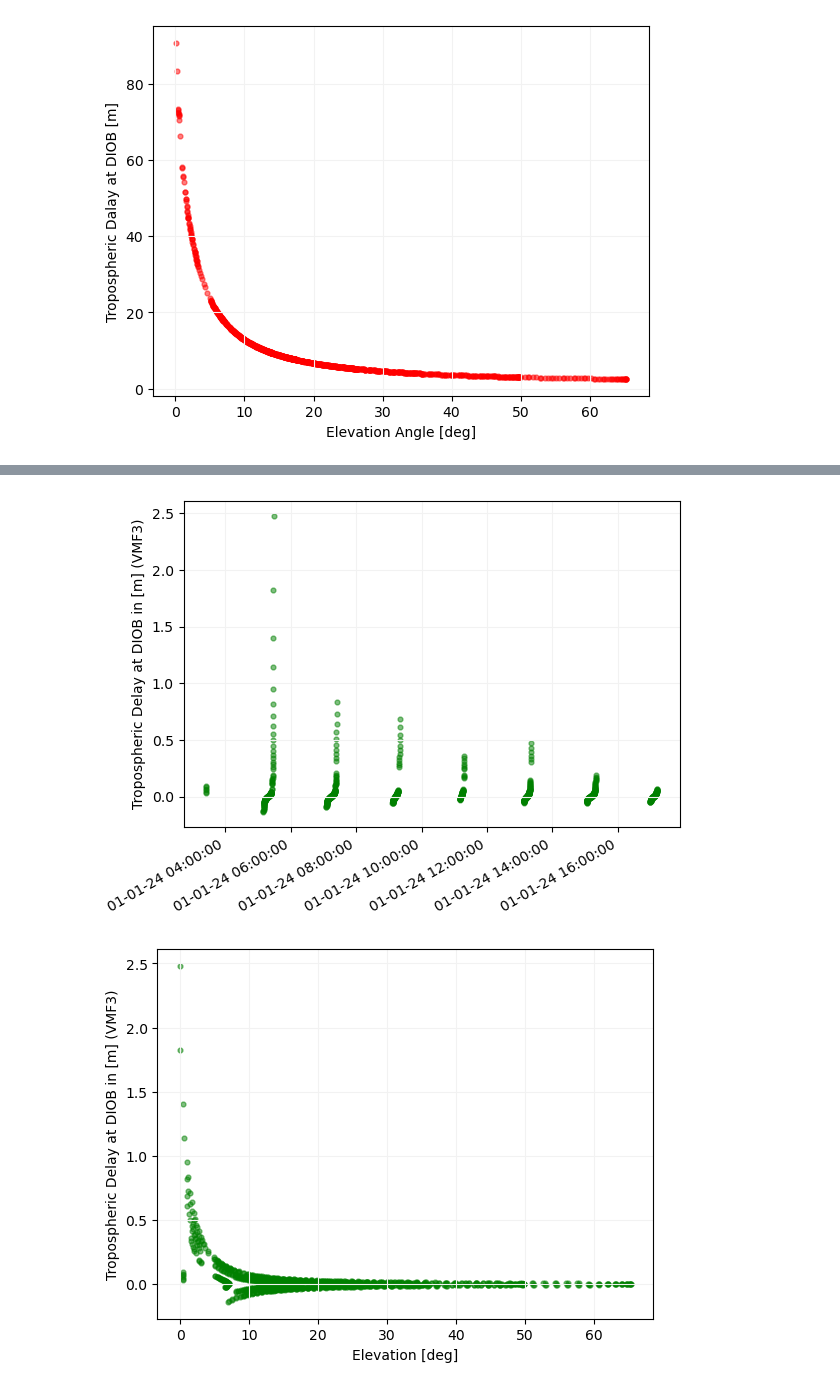
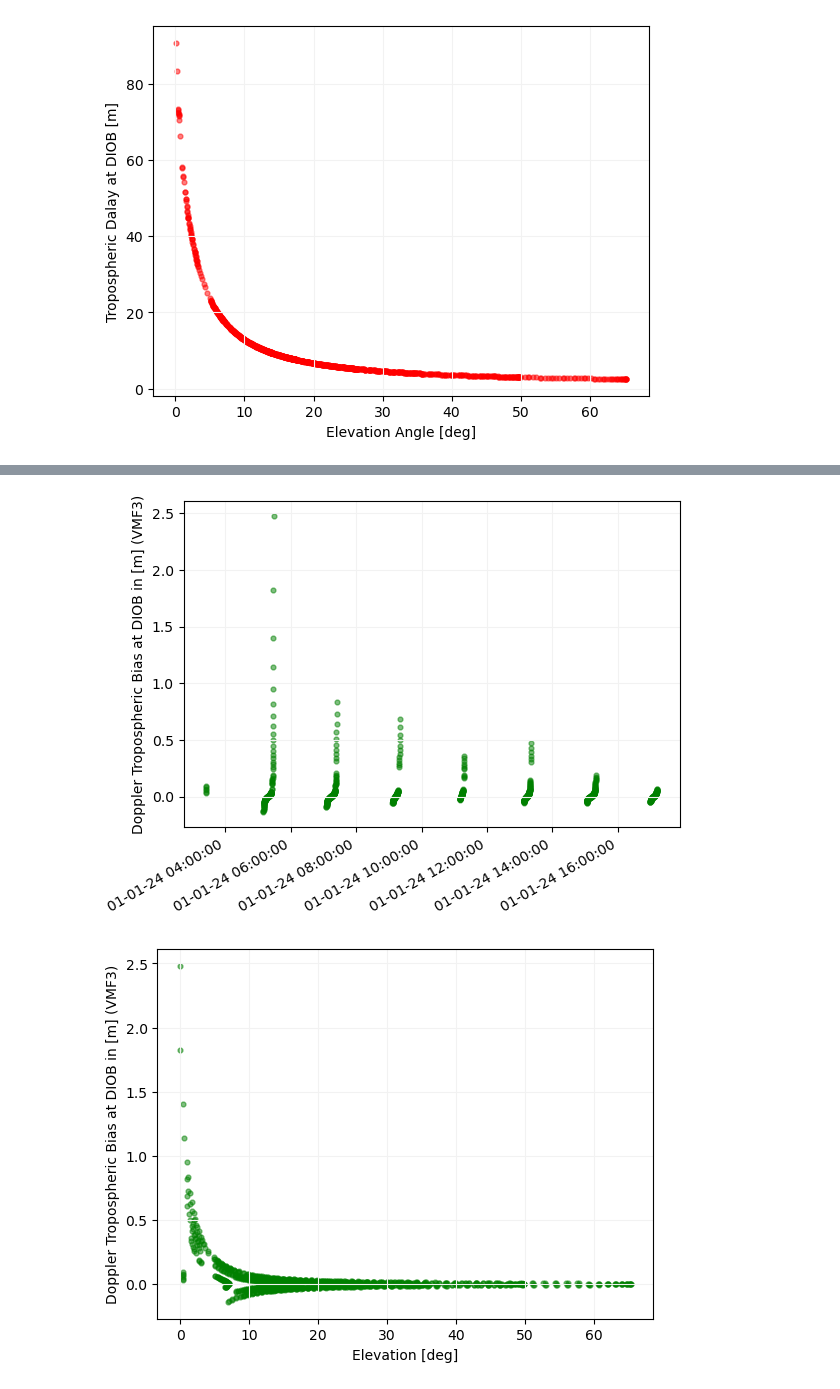
Before and after one commit to idsdorisorg/DORISdays2025, a Jupyter notebook: JupyterLab/atmo/atmosphere.ipynb, the cells around one changed output, grey strips where cells are left out. Saved outputs shown, nothing was run; the diff lists cells and outputs as text; code cells hidden in the pictures.

```diff
--- a/JupyterLab/atmo/atmosphere.ipynb
+++ b/JupyterLab/atmo/atmosphere.ipynb
@@ -257,20 +255,20 @@ for block in rnx:
 # Plot results
 plt.scatter([at2pt(ti) for ti in ts], dL, alpha=0.5, s=12, c='green')
 plt.grid(color='0.95')
-plt.ylabel(f"Tropospheric Delay at {site_name} in [m] (VMF3)")
+plt.ylabel(f"Doppler Tropospheric Bias at {site_name} in [m] (VMF3)")
 ax = plt.gca()
 ax.xaxis.set_major_formatter(mdates.DateFormatter("%d-%m-%y %H:%M:%S"))
 plt.gcf().autofmt_xdate()
 plt.show()
 # %% [output]
-[figure, old version]
+[figure, new version]
 # %%
 # Plot results
 plt.scatter(elvs, dL, alpha=0.5, s=12, c='green')
 plt.grid(color='0.95')
-plt.ylabel(f"Tropospheric Delay at {site_name} in [m] (VMF3)")
+plt.ylabel(f"Doppler Tropospheric Bias at {site_name} in [m] (VMF3)")
 plt.xlabel(f"Elevation [deg]")
 ax = plt.gca()
 plt.show()
 # %% [output]
-[figure, old version]
+[figure, new version]
```
Also changed, not shown: parts of 3 cells of this notebook.
